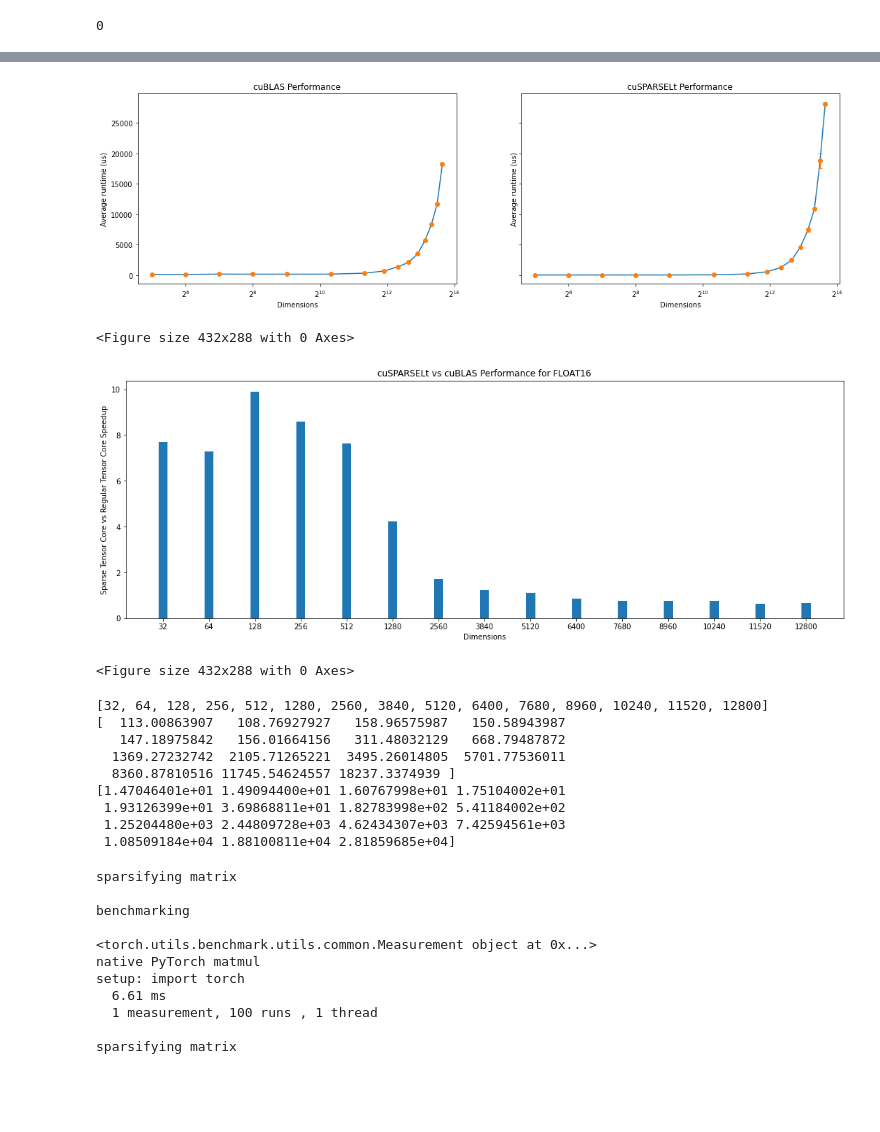
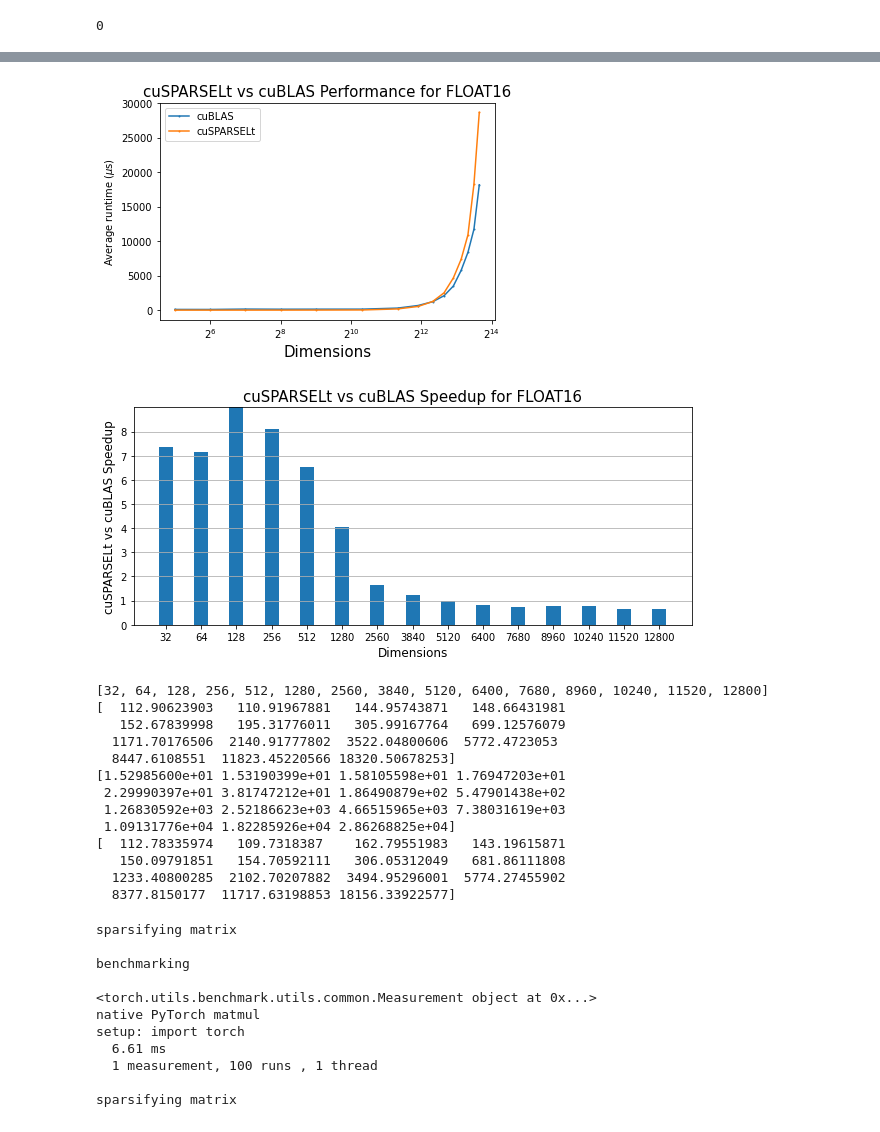
Before and after one commit to char-tan/sparsity, a Jupyter notebook: notebooks/cuSparseLt_Benchmarking.ipynb, the cells around one changed output, grey strips where cells are left out. Cells and saved outputs as stored; diff of their text form; code cells hidden in the pictures; blank space fills up the shorter version.

Commit message:
Updated benchmarking plots

```diff
--- a/notebooks/cuSparseLt_Benchmarking.ipynb
+++ b/notebooks/cuSparseLt_Benchmarking.ipynb
@@ -561,7 +563,7 @@ all_cult_perf_res = []
 reps_l = [50] # [1, 10, 100]
 warmup_l = [50] # [0, 10, 100]
 dtype_l = [runtime.CUDA_R_16F] # [runtime.CUDA_C_8I, runtime.CUDA_R_16F, runtime.CUDA_R_32F]
-dims_l = [32, 64, 128, 256, 512, 1280, 2560, 3840, 5120, 6400, 7680, 8960, 10240, 11520, 12800]
+dims_l = [32, 64, 128, 256, 512, 1280, 2560, 3840, 5120, 6400, 7680, 8960, 10240, 11520, 12800, ]
 rand_choices_l = ['rand-ones'] # ['rand-ones', 'rand-rand']
 alignment = 128
 # batches_l = [16, 32, 64, 128, 256]
@@ -650,31 +756,34 @@ b'| N/A   42C    P0    96W / 400W |   9050MiB / 40536MiB |     63%      Default
 # %%
 # Plotting tool for a given array of results, each a dictionary with the following structure:
 #   {'tags': {}, 'res': []}
 import matplotlib.pyplot as plt
 import numpy as np
 
-def plot_runtimes(data: dict, title: str, ax):
+def plot_runtimes(data: dict, label: str, ax):
     dims = [d['tags']['dims'] for d in data]
     runtimes = np.array([d['res'] for d in data]) * 1e6
     avgs = np.array([r.mean() for r in runtimes])
     stds = [r.std() for r in runtimes]
 
-    ax.plot(dims, avgs)
-    ax.errorbar(dims, avgs, yerr=stds, fmt='o', capsize=3, elinewidth=1, markeredgewidth=1)
+    ax.plot(dims, avgs, marker='o', markersize=1, label=label)
+    # ax.errorbar(dims, avgs, yerr=stds, fmt='o', capsize=3, elinewidth=1, markeredgewidth=1)
     ax.set_xscale("log", basex=2)
-    ax.set_title(title)
-    ax.set_xlabel('Dimensions')
-    ax.set_ylabel('Average runtime (us)')
+    ax.set_xlabel('Dimensions', fontsize=15)
+    ax.set_ylabel('Average runtime ($\mu$s)', fontsize=10)
     return ax
 
-fig, (ax1, ax2) = plt.subplots(1, 2, sharey='row', figsize=(18,5))
-plot_runtimes(all_cublas_perf_res, 'cuBLAS Performance', ax1)
-plot_runtimes(all_cult_perf_res, 'cuSPARSELt Performance', ax2)
+# fig, (ax1, ax2) = plt.subplots(1, 2, sharey='row', figsize=(18,5))
+fig, ax = plt.subplots()
+# fig.tight_layout()
+# plot_runtimes(all_cublas_perf_res, 'cuBLAS Performance', ax1)
+plot_runtimes(all_sparse_cublas_perf_res, 'cuBLAS', ax)
+plot_runtimes(all_cult_perf_res, 'cuSPARSELt', ax)
+plt.legend()
+plt.title('cuSPARSELt vs cuBLAS Performance for ' + all_cult_perf_res[0]['tags']['dtype'].upper(), fontsize=15)
+plt.savefig('raw_performance.png', dpi=500)
 plt.show()
-plt.savefig('raw_performance.png', dpi=500)
 # %% [output]
-[figure, old version]
+[figure, new version]
-<Figure size 432x288 with 0 Axes>
 # %%
 # Plotting tool for a given array of results, each a dictionary with the following structure:
 #   {'tags': [], 'res': []}
@@ -689,33 +798,40 @@ def plot_speedup(baseline: dict, ours: dict, title: str):
     # ax.errorbar(dims, avgs, yerr=stds, fmt='o', capsize=3, elinewidth=1, markeredgewidth=1)
     # ax.set_xscale("log", basex=2)
     dims_str = [str(d) for d in dims_baseline]
-    plt.figure(figsize=(len(dims_str)/(17/20), 12/2))
-    plt.bar(x=dims_str, height=speedup, width=0.2, align='center', alpha=1)
+    plt.figure(figsize=(10, 4))
+    plt.bar(x=dims_str, height=speedup, width=0.4, align='center', alpha=1)
     plt.xticks(dims_str, dims_str)
     # plt.xscale("log", basex=2)
-    plt.title(title)
-    plt.xlabel('Dimensions')
-    plt.ylabel('Sparse Tensor Core vs Regular Tensor Core Speedup')
+    plt.title(title, fontsize=15)
+    plt.xlabel('Dimensions', fontsize=12)
+    plt.ylabel('cuSPARSELt vs cuBLAS Speedup', fontsize=12)
+    plt.grid(which='major', axis='y', zorder=-1.0)
+    plt.yticks(np.arange(0, 9, 1.0))
+    plt.ylim(top=9)
+    plt.savefig('comparison.png', dpi=500)
     plt.show()
-    plt.savefig('comparison.png', dpi=500)
 
-plot_speedup(all_cublas_perf_res, all_cult_perf_res, title='cuSPARSELt vs cuBLAS Performance for ' + all_cult_perf_res[0]['tags']['dtype'].upper())
+plot_speedup(all_sparse_cublas_perf_res, all_cult_perf_res, title='cuSPARSELt vs cuBLAS Speedup for ' + all_cult_perf_res[0]['tags']['dtype'].upper())
 # %% [output]
-[figure, old version]
+[figure, new version]
-<Figure size 432x288 with 0 Axes>
 # %%
 print([d['tags']['dims'] for d in all_cublas_perf_res])
 
 print(np.array([d['res'].mean() for d in all_cublas_perf_res]) * 1e6)
 print(np.array([d['res'].mean() for d in all_cult_perf_res]) * 1e6)
+print(np.array([d['res'].mean() for d in all_sparse_cublas_perf_res]) * 1e6)
 # %% [output]
 [32, 64, 128, 256, 512, 1280, 2560, 3840, 5120, 6400, 7680, 8960, 10240, 11520, 12800]
-[  113.00863907   108.76927927   158.96575987   150.58943987
-   147.18975842   156.01664156   311.48032129   668.79487872
-  1369.27232742  2105.71265221  3495.26014805  5701.77536011
-  8360.87810516 11745.54624557 18237.3374939 ]
-[1.47046401e+01 1.49094400e+01 1.60767998e+01 1.75104002e+01
- 1.93126399e+01 3.69868811e+01 1.82783998e+02 5.41184002e+02
- 1.25204480e+03 2.44809728e+03 4.62434307e+03 7.42594561e+03
- 1.08509184e+04 1.88100811e+04 2.81859685e+04]
+[  112.90623903   110.91967881   144.95743871   148.66431981
+   152.67839998   195.31776011   305.99167764   699.12576079
+  1171.70176506  2140.91777802  3522.04800606  5772.4723053
+  8447.6108551  11823.45220566 18320.50678253]
+[1.52985600e+01 1.53190399e+01 1.58105598e+01 1.76947203e+01
+ 2.29990397e+01 3.81747212e+01 1.86490879e+02 5.47901438e+02
+ 1.26830592e+03 2.52186623e+03 4.66515965e+03 7.38031619e+03
+ 1.09131776e+04 1.82285926e+04 2.86268825e+04]
+[  112.78335974   109.7318387    162.79551983   143.19615871
+   150.09791851   154.70592111   306.05312049   681.86111808
+  1233.40800285  2102.70207882  3494.95296001  5774.27455902
+  8377.8150177  11717.63198853 18156.33922577]
 # %%
```
Also changed, not shown: parts of 12 cells of this notebook, 2 other files.
